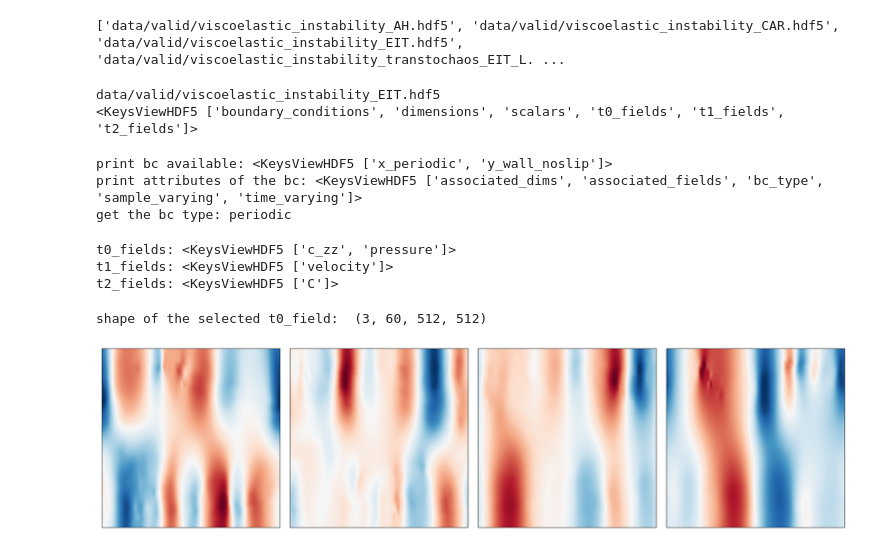
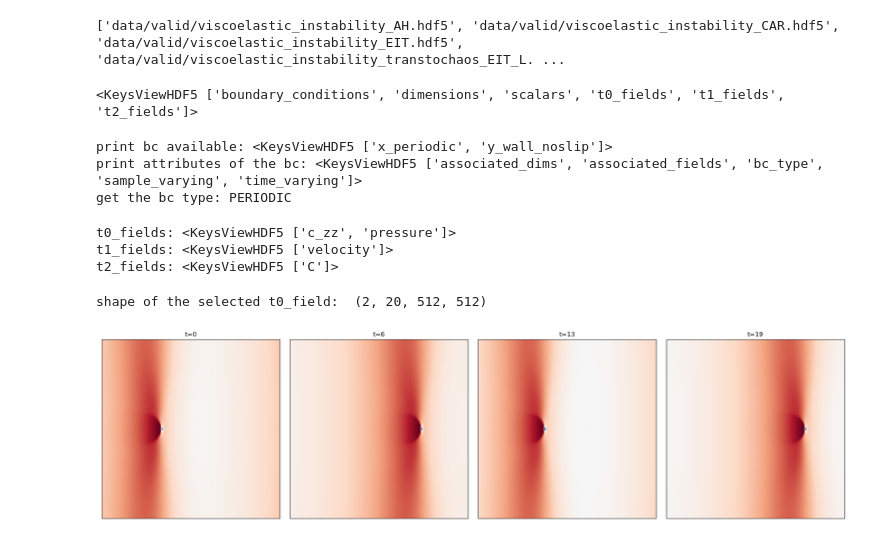
Before and after one commit to PolymathicAI/the_well, a Jupyter notebook: datasets/viscoelastic_instability/visualization_viscoelastic_instability.ipynb, the cells around one changed output. Cells and saved outputs as stored; diff of their text form; code cells hidden in the pictures.

```diff
--- a/datasets/viscoelastic_instability/visualization_viscoelastic_instability.ipynb
+++ b/datasets/viscoelastic_instability/visualization_viscoelastic_instability.ipynb
@@ -12,14 +14,13 @@ print(paths)
 # %% [output]
 ['data/valid/viscoelastic_instability_AH.hdf5', 'data/valid/viscoelastic_instability_CAR.hdf5', 'data/valid/viscoelastic_instability_EIT.hdf5', 'data/valid/viscoelastic_instability_transtochaos_EIT_L. ...
 # %%
-#select the first path (arbitrary choice)
-p = paths[2]
-print(p)
+#select the first path (good visual choice)
+p = paths[0]
+
 #print the first layer of keys
 with h5py.File(p,'r') as f:
     print(f.keys())
 # %% [output]
-data/valid/viscoelastic_instability_EIT.hdf5
 <KeysViewHDF5 ['boundary_conditions', 'dimensions', 'scalars', 't0_fields', 't1_fields', 't2_fields']>
 # %%
 # In 'boundary_conditions' is stored the information about the boundary conditions:
@@ -30,7 +31,7 @@ with h5py.File(p,'r') as f:
 # %% [output]
 print bc available: <KeysViewHDF5 ['x_periodic', 'y_wall_noslip']>
 print attributes of the bc: <KeysViewHDF5 ['associated_dims', 'associated_fields', 'bc_type', 'sample_varying', 'time_varying']>
-get the bc type: periodic
+get the bc type: PERIODIC
 # %%
 #Reminder: 't0_fields', 't1_fields', 't2_fields' are respectively scalar fields, vector fields and tensor fields
 #print the different fields available in the dataset
@@ -48,39 +49,38 @@ t2_fields: <KeysViewHDF5 ['C']>
 with h5py.File(p,'r') as f:
     pressure = f['t0_fields']['pressure'][:] #HDF5 datasets can be sliced like a numpy array
     print(f'shape of the selected t0_field: ',pressure.shape)
-    #you can directly slice the selected field without reading the whole dataset by doing:
-    #traj = 0 #select the trajectory
-    # field = f['t0_fields']['concentration'][traj, :]
 # %% [output]
-shape of the selected t0_field:  (3, 60, 512, 512)
+shape of the selected t0_field:  (2, 20, 512, 512)
 # %%
 from matplotlib.colors import LogNorm
 
 
-traj = 2 #select the trajectory
+traj = 1 #select the trajectory
 traj_toplot = pressure[traj]
-#field is now of shape (n_timesteps, x, y). Let's do a subplot to plot it at t= 0, t= T/3, t= 2T/3 and t= T:
+
+# field is now of shape (n_timesteps, x, y).
+# Let's do a subplot to plot it at t= 0, t= T/3, t= 2T/3 and t= T:
 fig, axs = plt.subplots(1, 4, figsize=(20,5))
 T = traj_toplot.shape[0]
 #fix colorbar for all subplots:
 normalize_plots = False # True
 cmap =  'RdBu_r' #'viridis'
 if normalize_plots:
     vmin = np.min(traj_toplot)
     vmax = np.max(traj_toplot)
     norm = plt.Normalize(vmin=vmin, vmax=vmax)
 
     for i, t in enumerate([0, T//3, (2*T)//3, T-1]):
         axs[i].imshow(traj_toplot[t], cmap=cmap, norm=norm)
         axs[i].set_xticks([])
         axs[i].set_yticks([])
-        #axs[i].set_title(f't={t}')
+        axs[i].set_title(f't={t}')
 else:
     for i, t in enumerate([0, T//3, (2*T)//3, T-1]):
         axs[i].imshow(traj_toplot[t], cmap=cmap)
         axs[i].set_xticks([])
         axs[i].set_yticks([])
-        #axs[i].set_title(f't={t}')
+        axs[i].set_title(f't={t}')
 plt.tight_layout()
 # %% [output]
-[figure, old version]
+[figure, new version]
```
Also changed, not shown: parts of 6 cells of this notebook, 29 other files.
